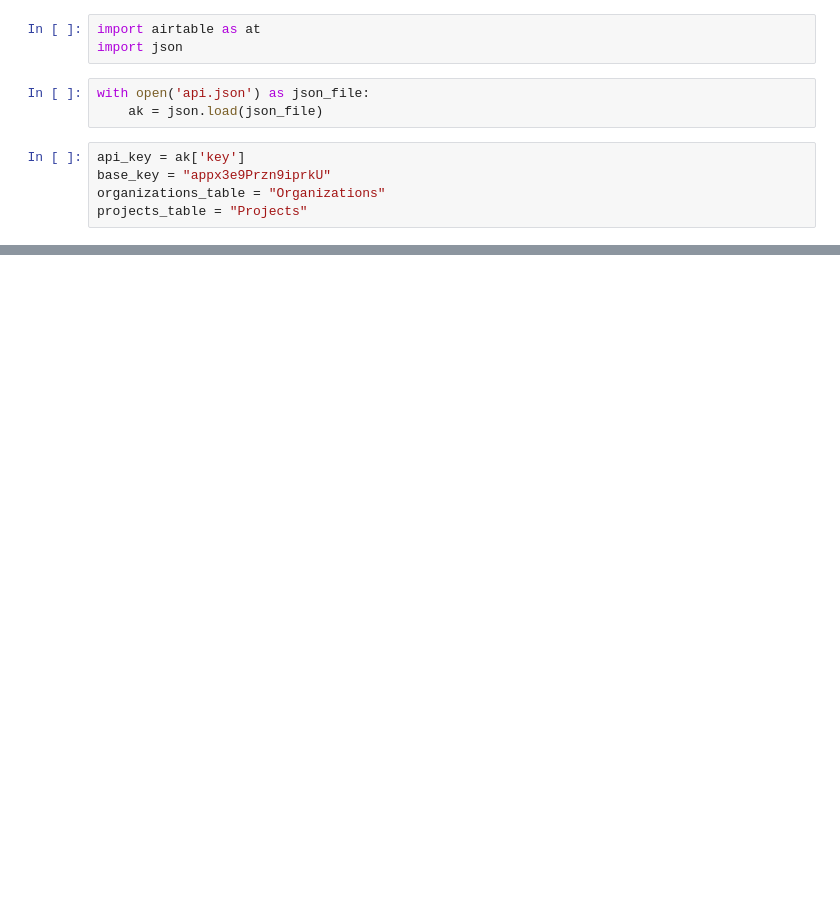
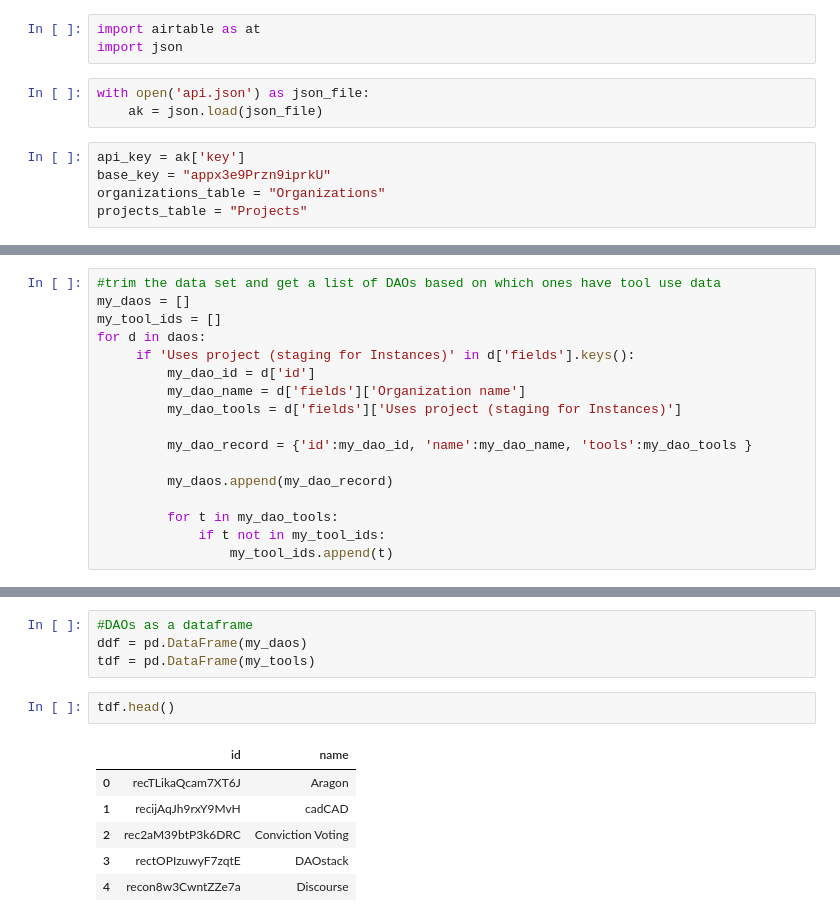
Before and after one commit to metagov/govbase, a Jupyter notebook: airtableToNetworkx.ipynb, the cells around one changed output, grey strips where cells are left out. Drawn from its saved outputs; the diff is of its cells as text; blank space fills up the shorter version.

```diff
--- a/airtableToNetworkx.ipynb
+++ b/airtableToNetworkx.ipynb
@@ -185,0 +61,17 @@ get_org_node_by_oid(G, 5)
+# %%
+#trim the data set and get a list of DAOs based on which ones have tool use data
+my_daos = []
+my_tool_ids = []
+for d in daos:
+     if 'Uses project (staging for Instances)' in d['fields'].keys():
+         my_dao_id = d['id']
+         my_dao_name = d['fields']['Organization name']
+         my_dao_tools = d['fields']['Uses project (staging for Instances)']
+
+         my_dao_record = {'id':my_dao_id, 'name':my_dao_name, 'tools':my_dao_tools }
+
+         my_daos.append(my_dao_record)
+
+         for t in my_dao_tools:
+             if t not in my_tool_ids:
+                 my_tool_ids.append(t)
@@ -185,0 +98,13 @@ get_org_node_by_oid(G, 5)
+# %%
+#DAOs as a dataframe
+ddf = pd.DataFrame(my_daos)
+tdf = pd.DataFrame(my_tools)
+# %%
+tdf.head()
+# %% [output]
+|  | id | name |
+| 0 | recTLikaQcam7XT6J | Aragon |
+| 1 | recijAqJh9rxY9MvH | cadCAD |
+| 2 | rec2aM39btP3k6DRC | Conviction Voting |
+| 3 | rectOPIzuwyF7zqtE | DAOstack |
+| 4 | recon8w3CwntZZe7a | Discourse |
```
Also changed, not shown: parts of 42 cells of this notebook.
